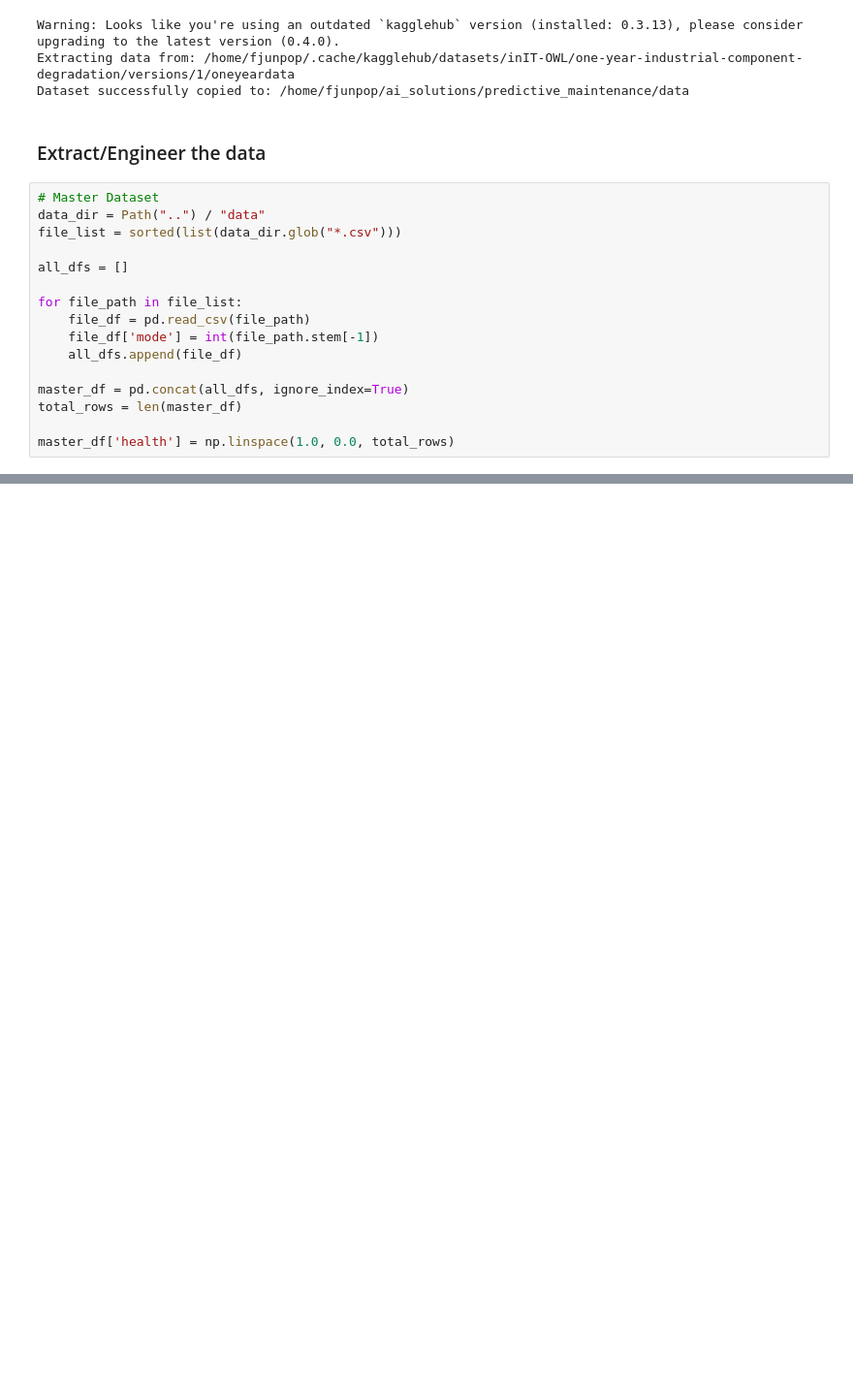
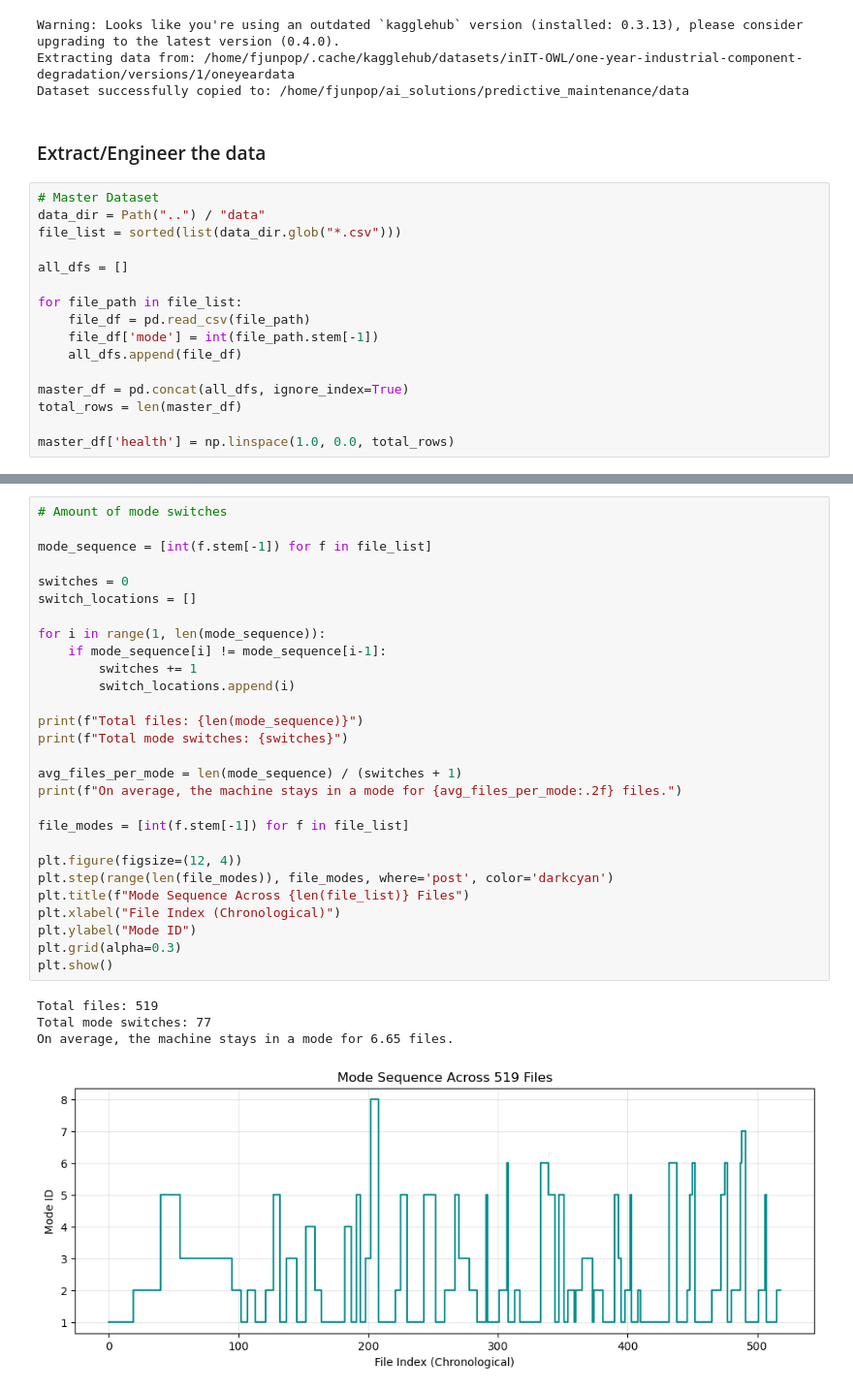
Before and after one commit to Friedrich-Mueller/ai_solutions, a Jupyter notebook: predictive_maintenance/notebooks/MVP.ipynb, the cells around one changed output, grey strips where cells are left out. Shown at 97% size. Drawn from its saved outputs; the diff is of its cells as text; blank space fills up the shorter version.

```diff
--- a/predictive_maintenance/notebooks/MVP.ipynb
+++ b/predictive_maintenance/notebooks/MVP.ipynb
@@ -113,0 +240,33 @@ Therefore, applying a regression based solution makes alot more sense, with the
+# %%
+# Amount of mode switches
+
+mode_sequence = [int(f.stem[-1]) for f in file_list]
+
+switches = 0
+switch_locations = []
+
+for i in range(1, len(mode_sequence)):
+    if mode_sequence[i] != mode_sequence[i-1]:
+        switches += 1
+        switch_locations.append(i)
+
+print(f"Total files: {len(mode_sequence)}")
+print(f"Total mode switches: {switches}")
+
+avg_files_per_mode = len(mode_sequence) / (switches + 1)
+print(f"On average, the machine stays in a mode for {avg_files_per_mode:.2f} files.")
+
+file_modes = [int(f.stem[-1]) for f in file_list]
+
+plt.figure(figsize=(12, 4))
+plt.step(range(len(file_modes)), file_modes, where='post', color='darkcyan')
+plt.title(f"Mode Sequence Across {len(file_list)} Files")
+plt.xlabel("File Index (Chronological)")
+plt.ylabel("Mode ID")
+plt.grid(alpha=0.3)
+plt.show()
+# %% [output]
+Total files: 519
+Total mode switches: 77
+On average, the machine stays in a mode for 6.65 files.
+[figure, added]
```
Also changed, not shown: parts of 13 cells of this notebook.
